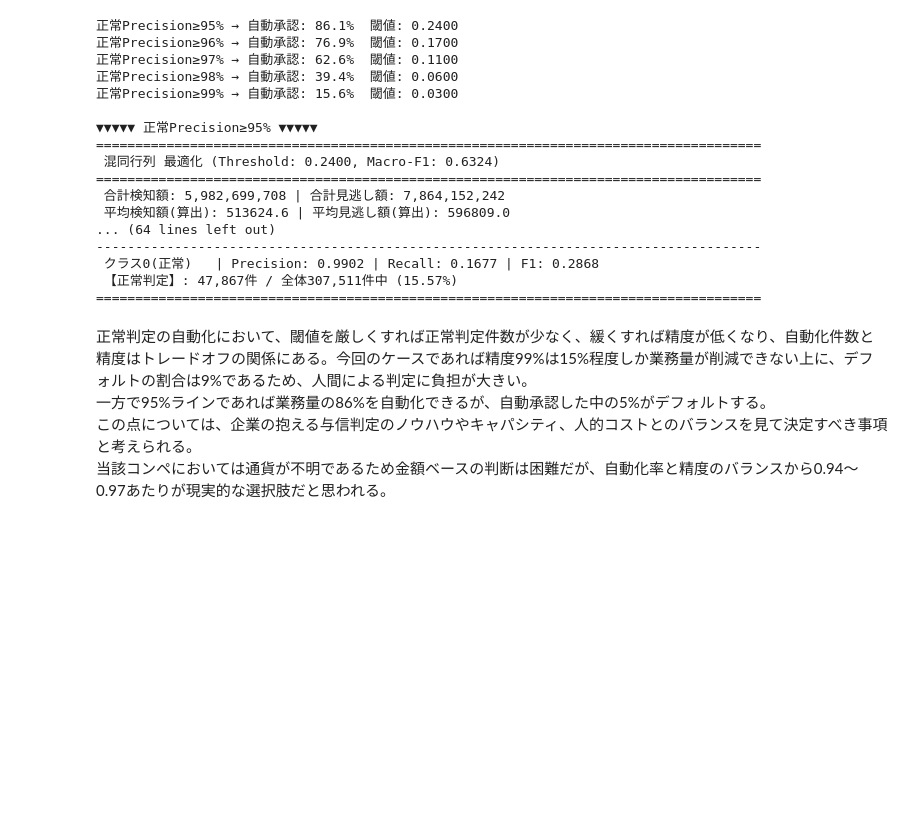
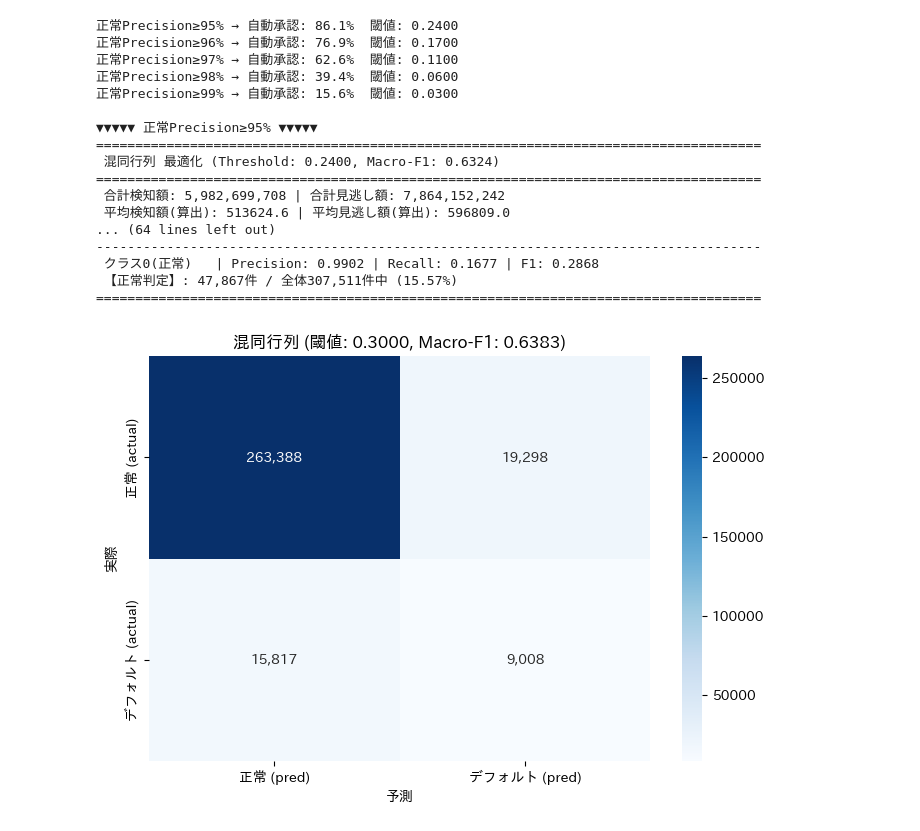
Before and after one commit to to-nakanishi/home_credit_default_risk, a Jupyter notebook: home_credit_default_risk_05_ANALYZE.ipynb, the cells around one changed output. Drawn from its saved outputs; the diff is of its cells as text; code cells hidden in the pictures; blank space fills up the shorter version.

```diff
--- a/home_credit_default_risk_05_ANALYZE.ipynb
+++ b/home_credit_default_risk_05_ANALYZE.ipynb
@@ -474,12 +476,15 @@ for feat in target_features:
 ばらつきの大きい業種もあるが、概ね業種別にSHAP値が固まる傾向あり、ただサンプル数に偏りがあり、過学習によってノイズとなっている可能性を否定しきれない。次回以降はユニーク値別のサンプル数によっては削除か、加工を検討すべき情報だと思われる。
 # %%
 #4-1　混同行列と閾値の最適化(F1:Macro平均)
+
+y_prob = oof_lgbm * w_lgbm + oof_cb * (1 - w_lgbm)
 
 from sklearn.metrics import (
     precision_recall_fscore_support,
     confusion_matrix,
     roc_auc_score,
-    average_precision_score
+    average_precision_score,
+    f1_score
 )
 
 def business_impact_report(y_true, y_prob, threshold, amounts):
@@ -620,8 +625,23 @@ for target in [0.95, 0.96, 0.97, 0.98, 0.99]:
  クラス0(正常)   | Precision: 0.9902 | Recall: 0.1677 | F1: 0.2868
  【正常判定】: 47,867件 / 全体307,511件中 (15.57%)
 =====================================================================================
-# %% [markdown]
-正常判定の自動化において、閾値を厳しくすれば正常判定件数が少なく、緩くすれば精度が低くなり、自動化件数と精度はトレードオフの関係にある。今回のケースであれば精度99%は15%程度しか業務量が削減できない上に、デフォルトの割合は9%であるため、人間による判定に負担が大きい。
-一方で95%ラインであれば業務量の86%を自動化できるが、自動承認した中の5%がデフォルトする。
-この点については、企業の抱える与信判定のノウハウやキャパシティ、人的コストとのバランスを見て決定すべき事項と考えられる。
-当該コンペにおいては通貨が不明であるため金額ベースの判断は困難だが、自動化率と精度のバランスから0.94〜0.97あたりが現実的な選択肢だと思われる。
+# %%
+#4-3　混同行列ヒートマップ（F1最適閾値）
+
+from sklearn.metrics import confusion_matrix
+
+y_pred_best = (y_prob >= best_threshold_macro).astype(int)
+cm = confusion_matrix(y, y_pred_best)
+
+fig, ax = plt.subplots(figsize=(7, 5))
+sns.heatmap(cm, annot=True, fmt=',', cmap='Blues',
+            xticklabels=['正常 (pred)', 'デフォルト (pred)'],
+            yticklabels=['正常 (actual)', 'デフォルト (actual)'],
+            ax=ax)
+ax.set_title(f'混同行列 (閾値: {best_threshold_macro:.4f}, Macro-F1: {best_macro_f1:.4f})')
+ax.set_ylabel('実際')
+ax.set_xlabel('予測')
+plt.tight_layout()
+plt.show()
+# %% [output]
+[figure, added]
```
Also changed, not shown: parts of 12 cells of this notebook.
